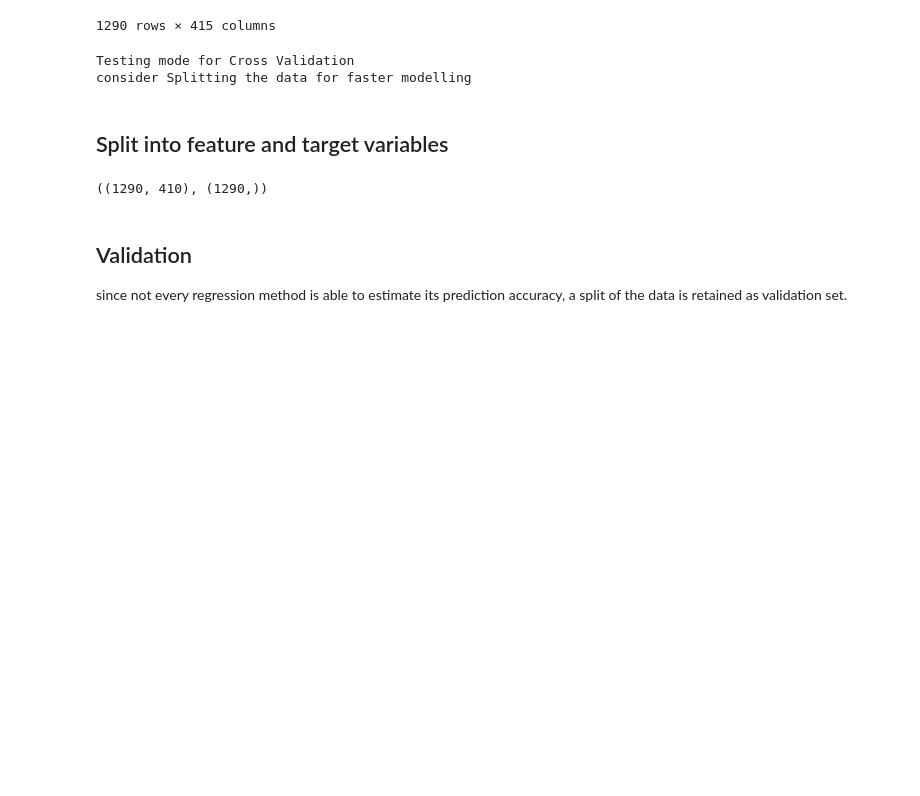
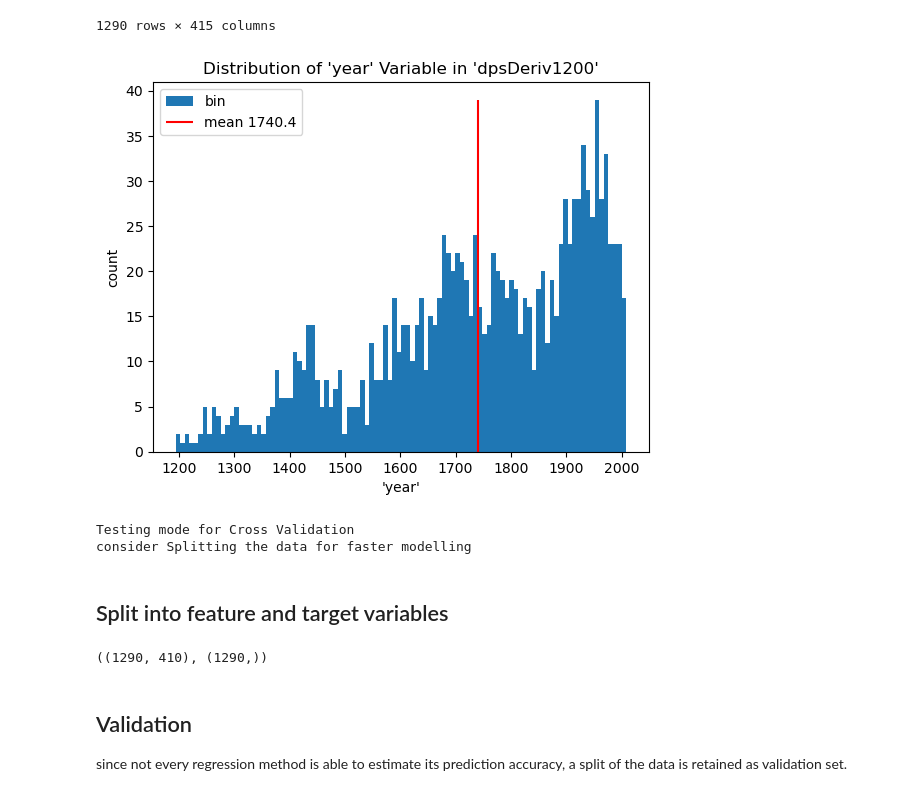
Before and after one commit to thegitrogmonster/Zamberger_thesis_AL2024, a Jupyter notebook: 04_Active_Learning/04_active_learning.ipynb, the cells around one changed output. Cells and saved outputs as stored; diff of their text form; code cells hidden in the pictures; blank space fills up the shorter version.

```diff
--- a/04_Active_Learning/04_active_learning.ipynb
+++ b/04_Active_Learning/04_active_learning.ipynb
@@ -197,6 +204,21 @@ data_dps_deriv_1200
 | 1288 | SZLPS15a_1972 | 1972 | SZLPS15a | AUT | living | 3.140000e-06 | -5.210000e-06 | -0.000011 | -9.600000e-06 | -1.490000e-06 | ... | ... |
 | 1289 | SZLPS15a_1982 | 1982 | SZLPS15a | AUT | living | -7.300000e-07 | -5.030000e-06 | -0.000007 | -4.280000e-06 | 3.350000e-06 | ... | ... |
 1290 rows × 415 columns
+# %%
+
+plt.xlabel("'year'")
+plt.ylabel("count")
+plt.title("Distribution of 'year' Variable in 'dpsDeriv1200'")
+# calculate the mean of the 'year' variable
+mean_year = round(np.mean(data_dps_deriv_1200["year"]), 1)
+# calculate the max count in the histogram
+max_count = np.max(plt.hist(data_dps_deriv_1200["year"], bins=100, label= "bin")[0])
+plt.vlines(mean_year, 0, max_count, color="red", label=f"mean {mean_year}")
+plt.legend()
+plt.savefig(FIGURE_PATH + "/data_visualisation_dps1200_hist_year.png")
+plt.show()
+# %% [output]
+[figure, added]
 # %%
 # Define generarl settings
 
```
Also changed, not shown: parts of 27 cells of this notebook.
